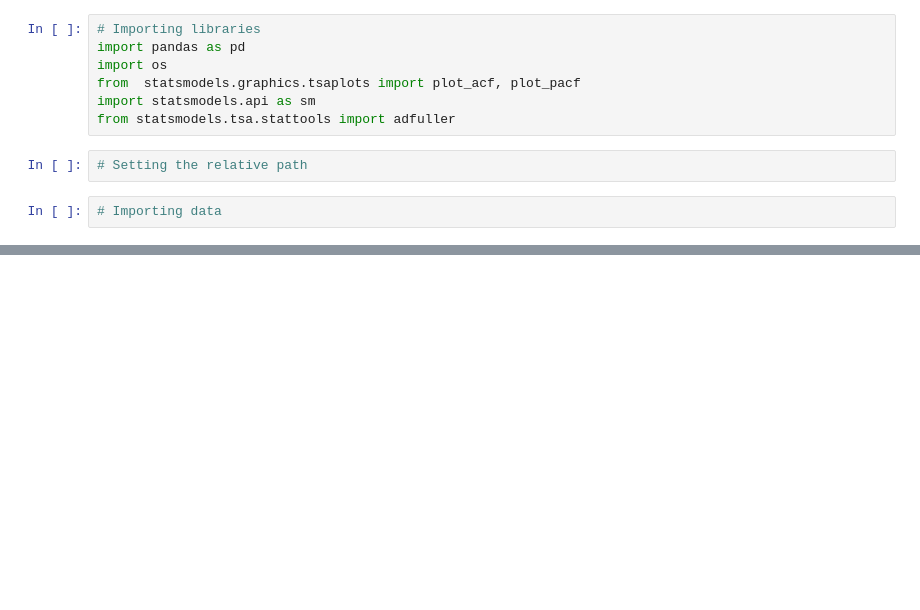
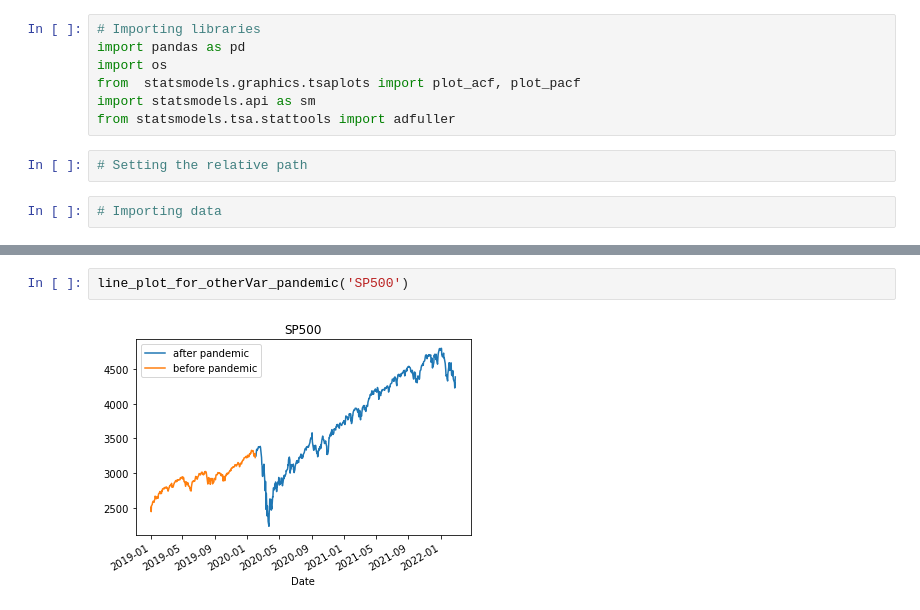
Before and after one commit to Abdulah94/Financial-Analysis-and-Trading-Strategies, a Jupyter notebook: code/jubyter-notebook.ipynb, the cells around one changed output, grey strips where cells are left out. Cells and saved outputs as stored; diff of their text form; blank space fills up the shorter version.

```diff
--- a/code/jubyter-notebook.ipynb
+++ b/code/jubyter-notebook.ipynb
@@ -37,0 +93,4 @@ oil_sp
+# %%
+line_plot_for_otherVar_pandemic('SP500')
+# %% [output]
+[figure, added]
```
Also changed, not shown: parts of 8 cells of this notebook.
